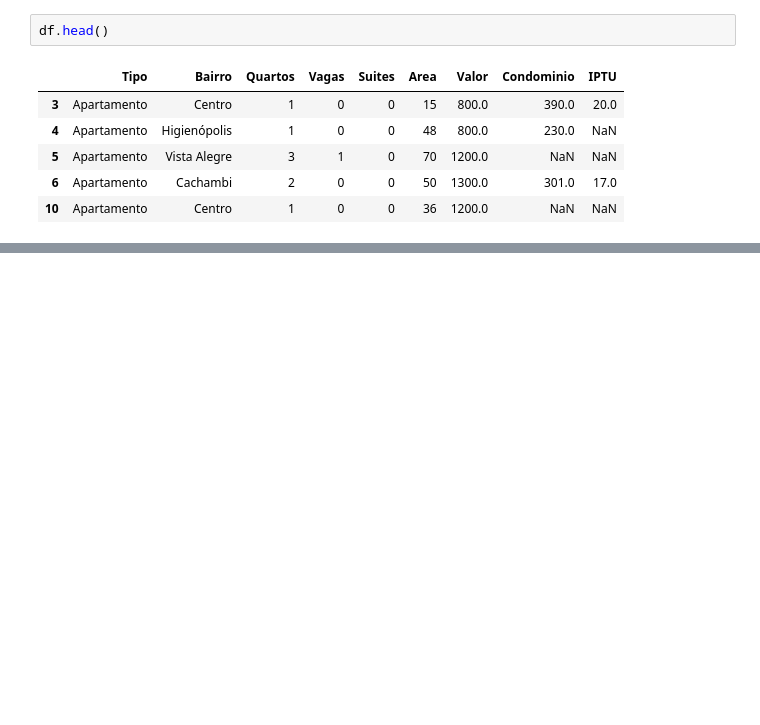
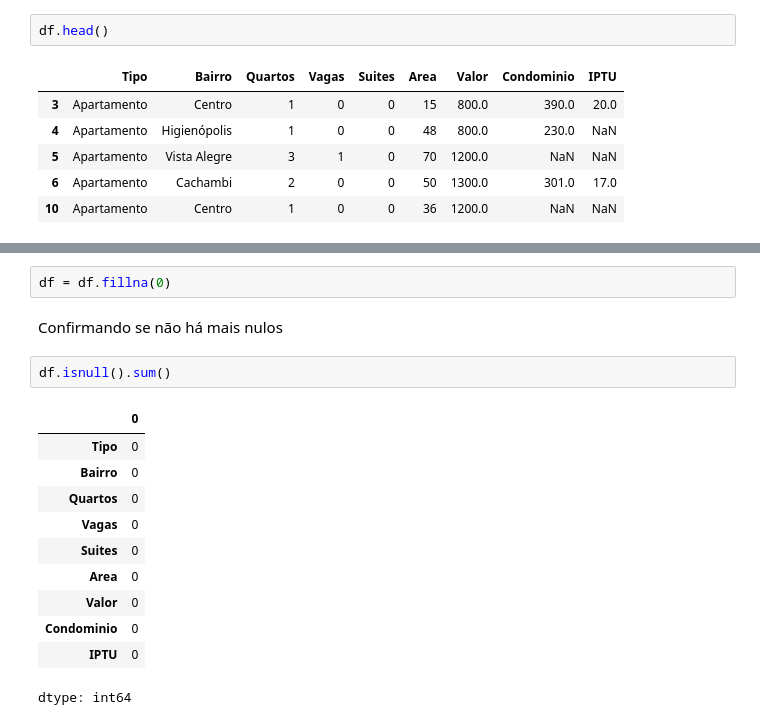
Before and after one commit to carlosclaudinolima/aulaspython, a Jupyter notebook: Projeto_imobiliaria_Pandas.ipynb, the cells around one changed output, grey strips where cells are left out. Saved outputs shown, nothing was run; the diff lists cells and outputs as text; blank space fills up the shorter version.

```diff
--- a/Projeto_imobiliaria_Pandas.ipynb
+++ b/Projeto_imobiliaria_Pandas.ipynb
@@ -221,0 +246,18 @@ df.head()
+# %%
+df = df.fillna(0)
+# %% [markdown]
+Confirmando se não há mais nulos
+# %%
+df.isnull().sum()
+# %% [output]
+|  | 0 |
+| Tipo | 0 |
+| Bairro | 0 |
+| Quartos | 0 |
+| Vagas | 0 |
+| Suites | 0 |
+| Area | 0 |
+| Valor | 0 |
+| Condominio | 0 |
+| IPTU | 0 |
+dtype: int64
```
Also changed, not shown: parts of 17 cells of this notebook.
